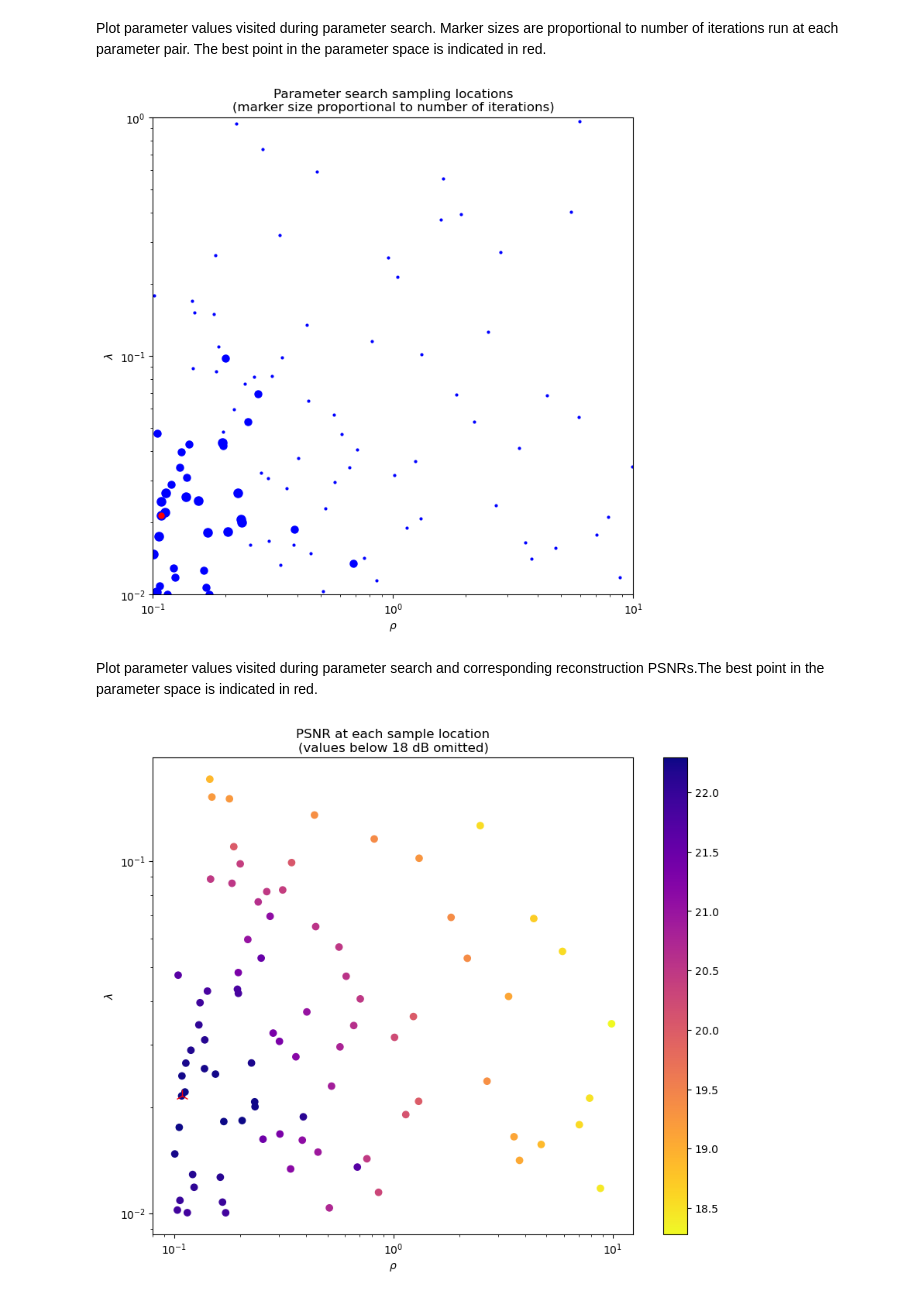
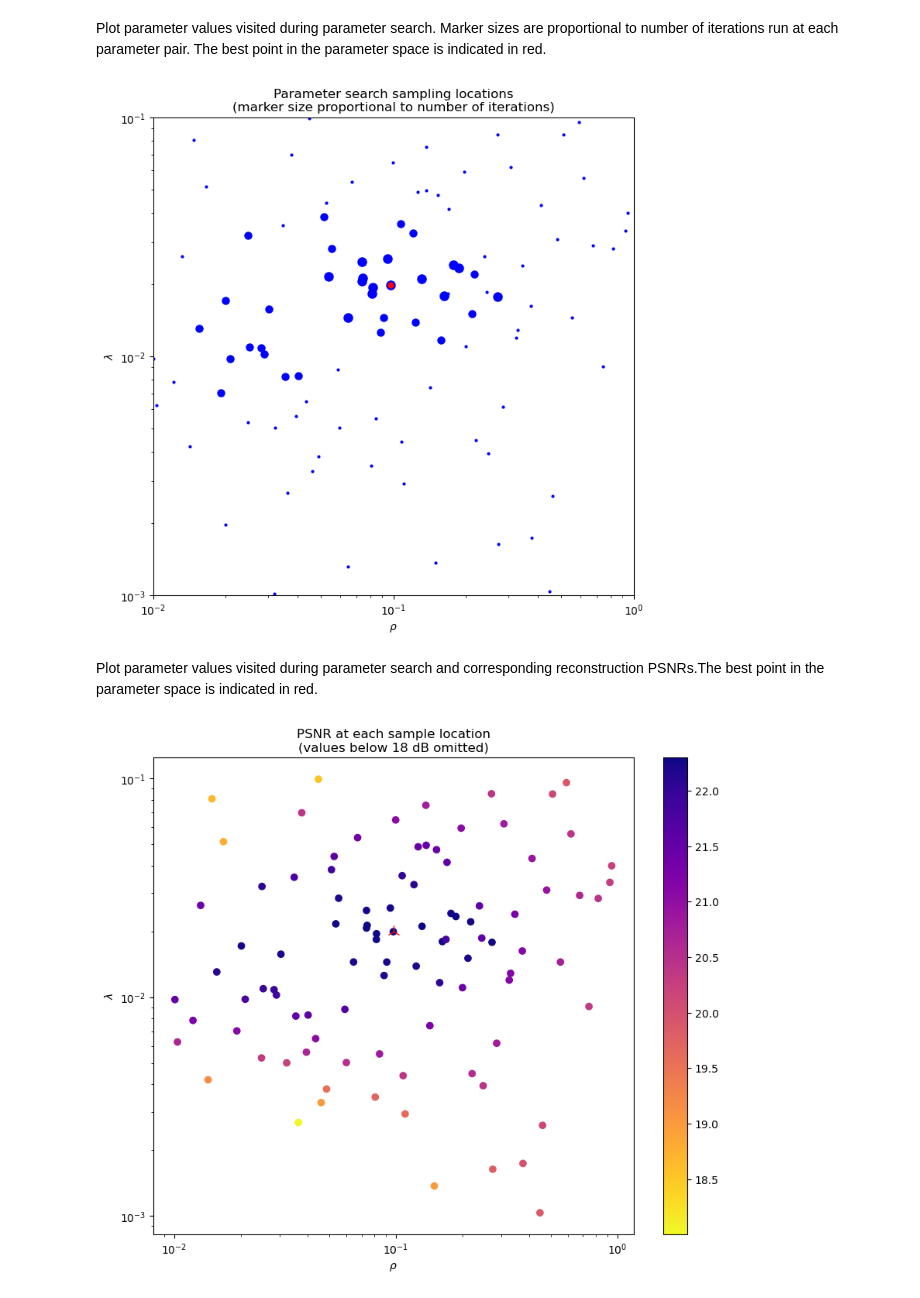
Before and after one commit to lanl/scico-data, a Jupyter notebook: notebooks/deconv_tv_admm_tune.ipynb, the cells around one changed output. Saved outputs shown, nothing was run; the diff lists cells and outputs as text; code cells hidden in the pictures.

```diff
--- a/notebooks/deconv_tv_admm_tune.ipynb
+++ b/notebooks/deconv_tv_admm_tune.ipynb
@@ -94,7 +94,7 @@ def eval_params(config, reporter):
 # %% [markdown]
 Define parameter search space and resources per trial.
 # %%
-config = {"lambda": tune.loguniform(1e-2, 1e0), "rho": tune.loguniform(1e-1, 1e1)}
+config = {"lambda": tune.loguniform(1e-3, 1e-1), "rho": tune.loguniform(1e-2, 1e0)}
 resources = {"cpu": 4, "gpu": 0}  # cpus per trial, gpus per trial
 # %% [markdown]
 Run parameter search.
@@ -158,7 +158,7 @@ ax.set_xlim([config["rho"].lower, config["rho"].upper])
 ax.set_ylim([config["lambda"].lower, config["lambda"].upper])
 fig.show()
 # %% [output]
-[figure, old version]
+[figure, new version]
 # %% [markdown]
 Plot parameter values visited during parameter search and corresponding
 reconstruction PSNRs.The best point in the parameter space is indicated
@@ -166,28 +166,29 @@ in red.
 # %%
 𝜌 = [t.config["rho"] for t in analysis.trials]
 𝜆 = [t.config["lambda"] for t in analysis.trials]
 psnr = [t.metric_analysis["psnr"]["max"] for t in analysis.trials]
-𝜌, 𝜆, psnr = zip(*filter(lambda x: x[2] >= 18.0, zip(𝜌, 𝜆, psnr)))
+minpsnr = min(max(psnr), 18.0)
+𝜌, 𝜆, psnr = zip(*filter(lambda x: x[2] >= minpsnr, zip(𝜌, 𝜆, psnr)))
 fig, ax = plot.subplots(figsize=(10, 8))
 sc = ax.scatter(𝜌, 𝜆, c=psnr, cmap=plot.cm.plasma_r)
 fig.colorbar(sc)
 plot.plot(
     best_config["lambda"],
     best_config["rho"],
     ptyp="loglog",
     lw=0,
     ms=12.0,
     marker="2",
     mfc="red",
     mec="red",
     fig=fig,
     ax=ax,
 )
 ax.set_xscale("log")
 ax.set_yscale("log")
 ax.set_xlabel(r"$\rho$")
 ax.set_ylabel(r"$\lambda$")
 ax.set_title("PSNR at each sample location\n(values below 18 dB omitted)")
 fig.show()
 # %% [output]
-[figure, old version]
+[figure, new version]
```
Also changed, not shown: parts of 3 cells of this notebook, 3 other files.
